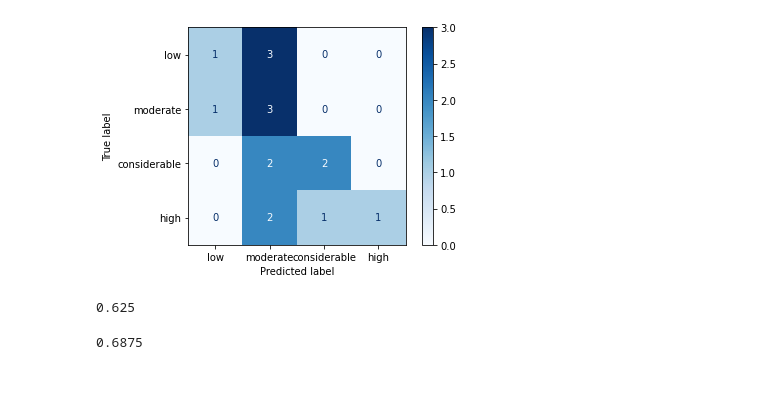
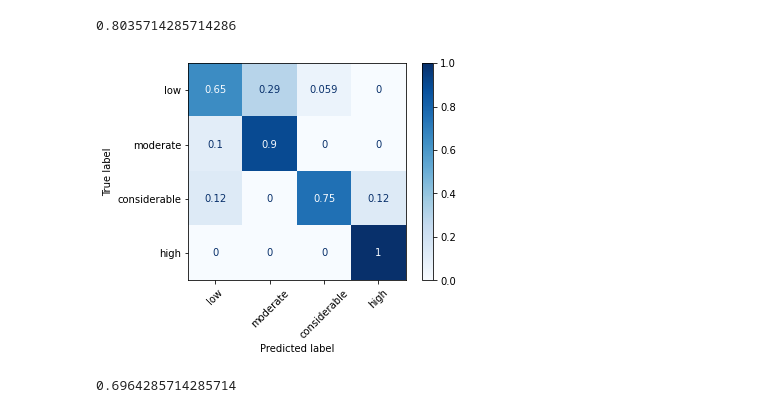
Before and after one commit to bdhammel/avy-cast, a Jupyter notebook: train.ipynb, the cells around one changed output. Cells and saved outputs as stored; diff of their text form; code cells hidden in the pictures; blank space fills up the shorter version.

```diff
--- a/train.ipynb
+++ b/train.ipynb
@@ -85,21 +163,22 @@ clf.score(X_test, Y_test)
-# %%
-class_names=['low', 'moderate', 'considerable', 'high']
-disp = ConfusionMatrixDisplay.from_estimator(
-    clf,
-    X_test,
-    Y_test,
-    display_labels=class_names,
-    cmap=plt.cm.Blues,
-)
-# %% [output]
-[figure, removed]
 # %%
-clf = tree.DecisionTreeClassifier(max_depth=5, class_weight='balanced')
+clf = tree.DecisionTreeClassifier(max_depth=3, class_weight='balanced')
 clf.fit(X, Y).score(X_test, Y_test)
 # %% [output]
-0.625
+0.8035714285714286
+# %%
+disp = ConfusionMatrixDisplay.from_estimator(
+    clf,
+    X_test,
+    Y_test,
+    display_labels=class_names,
+    cmap=plt.cm.Blues,
+    normalize='true'
+)
+disp.ax_.set_xticklabels(disp.ax_.get_xticklabels(), rotation=45);
+# %% [output]
+[figure, added]
 # %%
-clf = tree.DecisionTreeClassifier(max_depth=3)
+clf = tree.DecisionTreeClassifier(max_depth=6)
 clf.fit(X, Y).score(X_test, Y_test)
 # %% [output]
-0.6875
+0.6964285714285714
```
Also changed, not shown: parts of 35 cells of this notebook, 2 other files.
